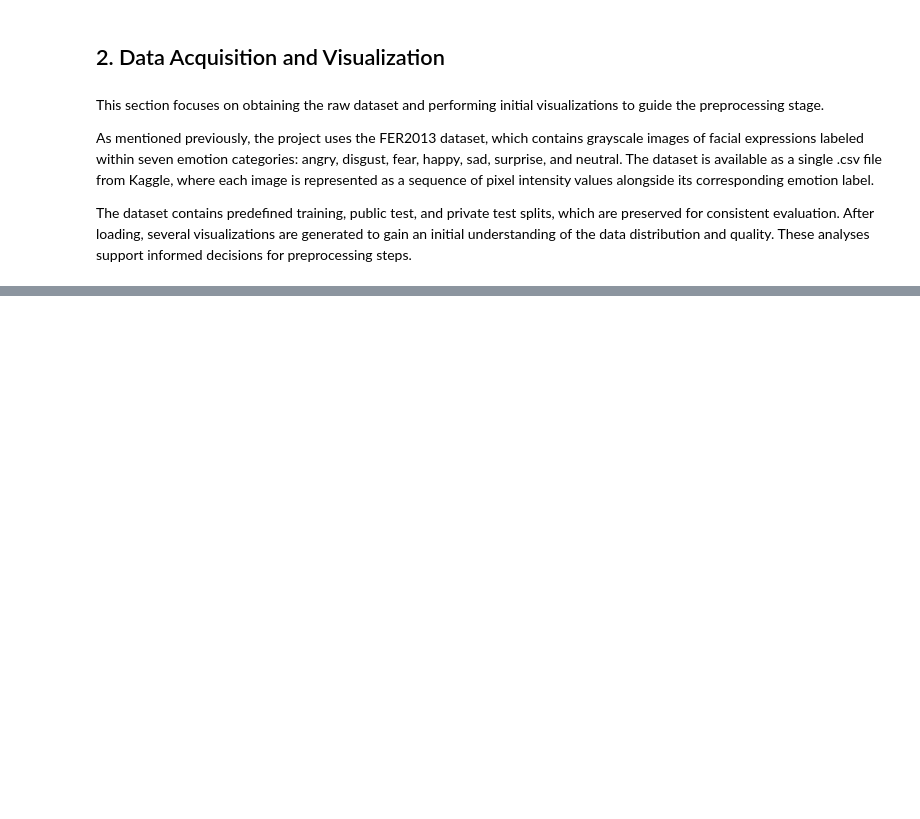
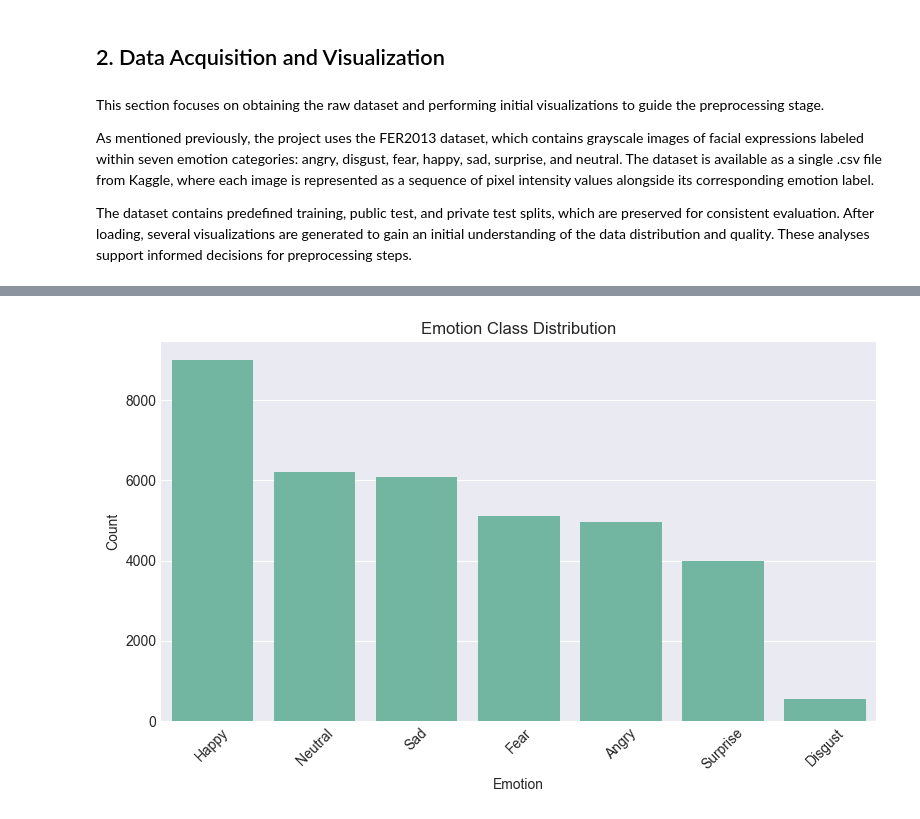
Before and after one commit to Pabloherreroo/Facial-Expression-Recognition_UsingML, a Jupyter notebook: group40_emotion_recognition.ipynb, the cells around one changed output, grey strips where cells are left out. Cells and saved outputs as stored; diff of their text form; code cells hidden in the pictures; blank space fills up the shorter version.

```diff
--- a/group40_emotion_recognition.ipynb
+++ b/group40_emotion_recognition.ipynb
@@ -93,0 +101,13 @@ plt.show()
+# %%
+df['emotion_label'] = df['emotion'].map(emotion_labels)
+
+plt.figure(figsize=(8,5))
+sns.countplot(data=df, x='emotion_label', order=df['emotion_label'].value_counts().index)
+plt.title("Emotion Class Distribution")
+plt.xlabel("Emotion")
+plt.ylabel("Count")
+plt.xticks(rotation=45)
+plt.tight_layout()
+plt.show()
+# %% [output]
+[figure, added]
```
Also changed, not shown: parts of 24 cells of this notebook.
